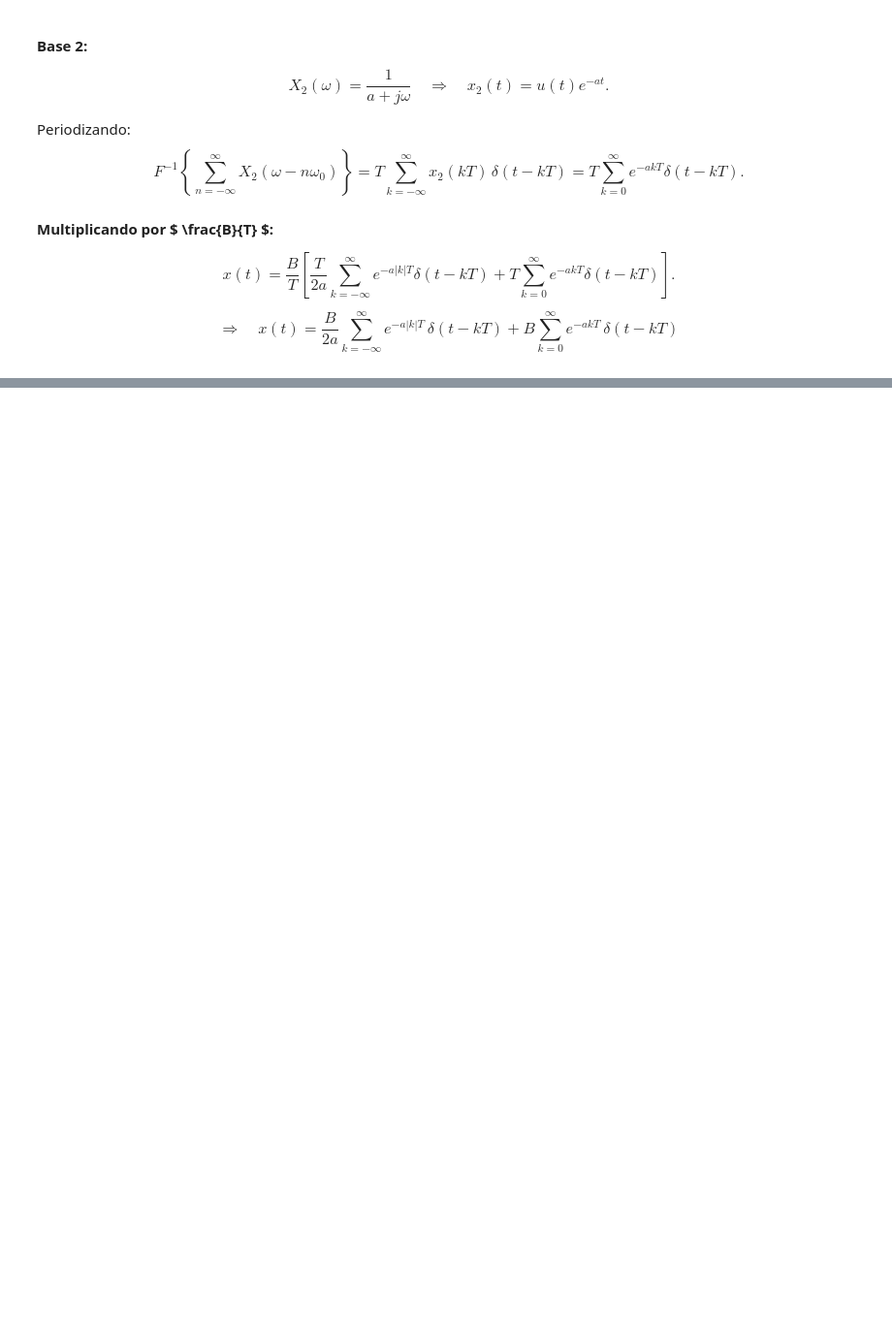
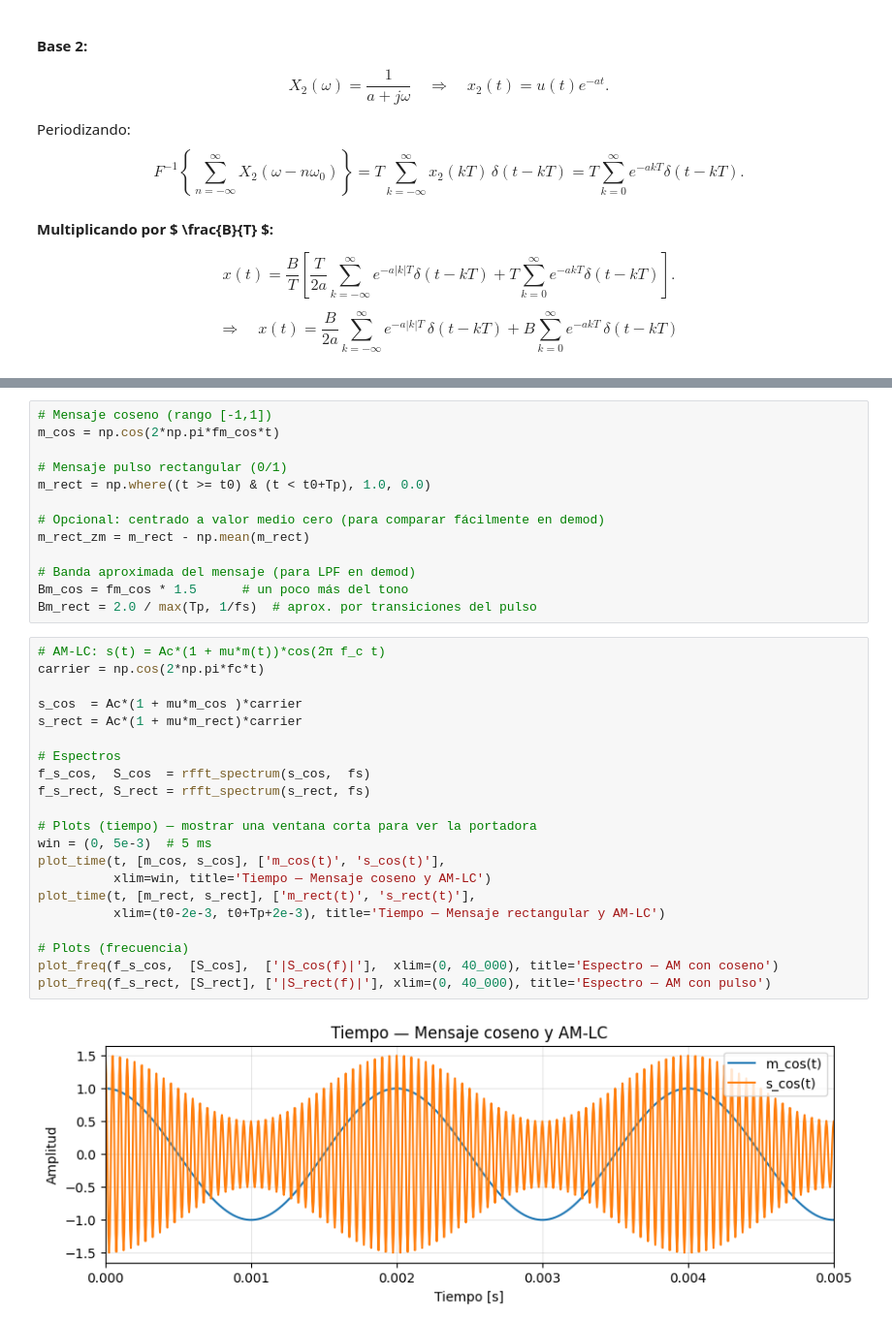
Before and after one commit to vcorredorg/SenalesySistemas2025, a Jupyter notebook: Taller2/transformada_de_fourier.ipynb, the cells around one changed output, grey strips where cells are left out. Shown at 97% size. Cells and saved outputs as stored; diff of their text form; blank space fills up the shorter version.

```diff
--- a/Taller2/transformada_de_fourier.ipynb
+++ b/Taller2/transformada_de_fourier.ipynb
@@ -552,0 +689,36 @@ $$
+# %%
+# Mensaje coseno (rango [-1,1])
+m_cos = np.cos(2*np.pi*fm_cos*t)
+
+# Mensaje pulso rectangular (0/1)
+m_rect = np.where((t >= t0) & (t < t0+Tp), 1.0, 0.0)
+
+# Opcional: centrado a valor medio cero (para comparar fácilmente en demod)
+m_rect_zm = m_rect - np.mean(m_rect)
+
+# Banda aproximada del mensaje (para LPF en demod)
+Bm_cos = fm_cos * 1.5      # un poco más del tono
+Bm_rect = 2.0 / max(Tp, 1/fs)  # aprox. por transiciones del pulso
+# %%
+# AM-LC: s(t) = Ac*(1 + mu*m(t))*cos(2π f_c t)
+carrier = np.cos(2*np.pi*fc*t)
+
+s_cos  = Ac*(1 + mu*m_cos )*carrier
+s_rect = Ac*(1 + mu*m_rect)*carrier
+
+# Espectros
+f_s_cos,  S_cos  = rfft_spectrum(s_cos,  fs)
+f_s_rect, S_rect = rfft_spectrum(s_rect, fs)
+
+# Plots (tiempo) — mostrar una ventana corta para ver la portadora
+win = (0, 5e-3)  # 5 ms
+plot_time(t, [m_cos, s_cos], ['m_cos(t)', 's_cos(t)'],
+          xlim=win, title='Tiempo — Mensaje coseno y AM-LC')
+plot_time(t, [m_rect, s_rect], ['m_rect(t)', 's_rect(t)'],
+          xlim=(t0-2e-3, t0+Tp+2e-3), title='Tiempo — Mensaje rectangular y AM-LC')
+
+# Plots (frecuencia)
+plot_freq(f_s_cos,  [S_cos],  ['|S_cos(f)|'],  xlim=(0, 40_000), title='Espectro — AM con coseno')
+plot_freq(f_s_rect, [S_rect], ['|S_rect(f)|'], xlim=(0, 40_000), title='Espectro — AM con pulso')
+# %% [output]
+[figure, added]
```
Also changed, not shown: parts of 5 cells of this notebook.
